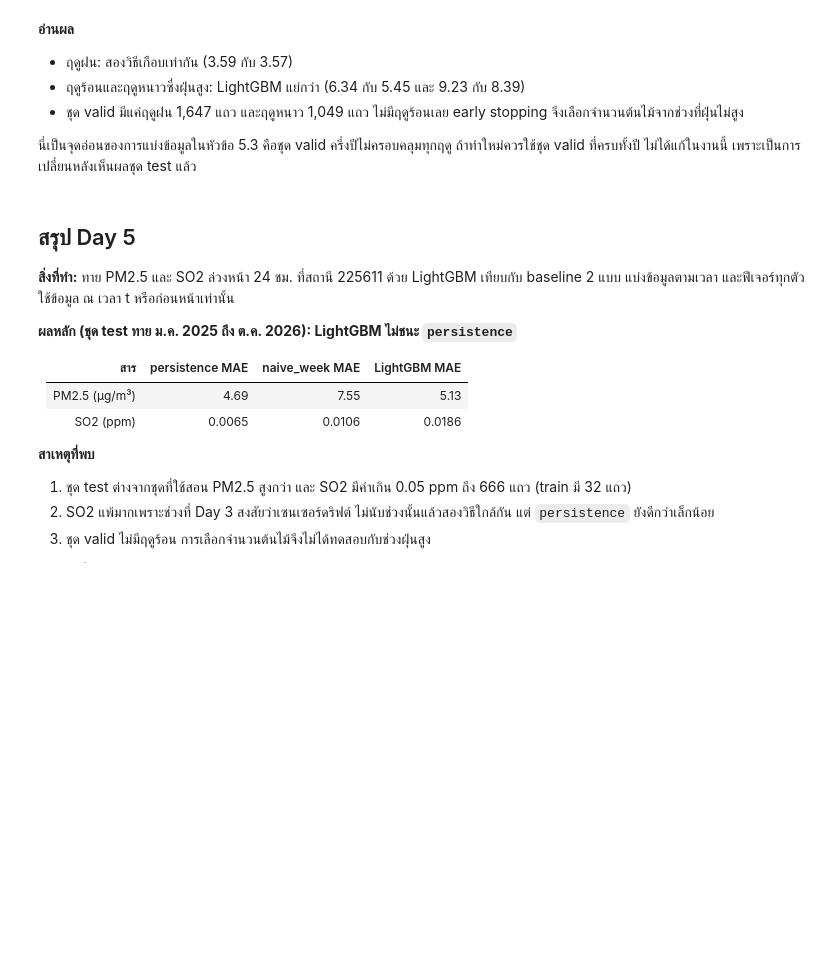
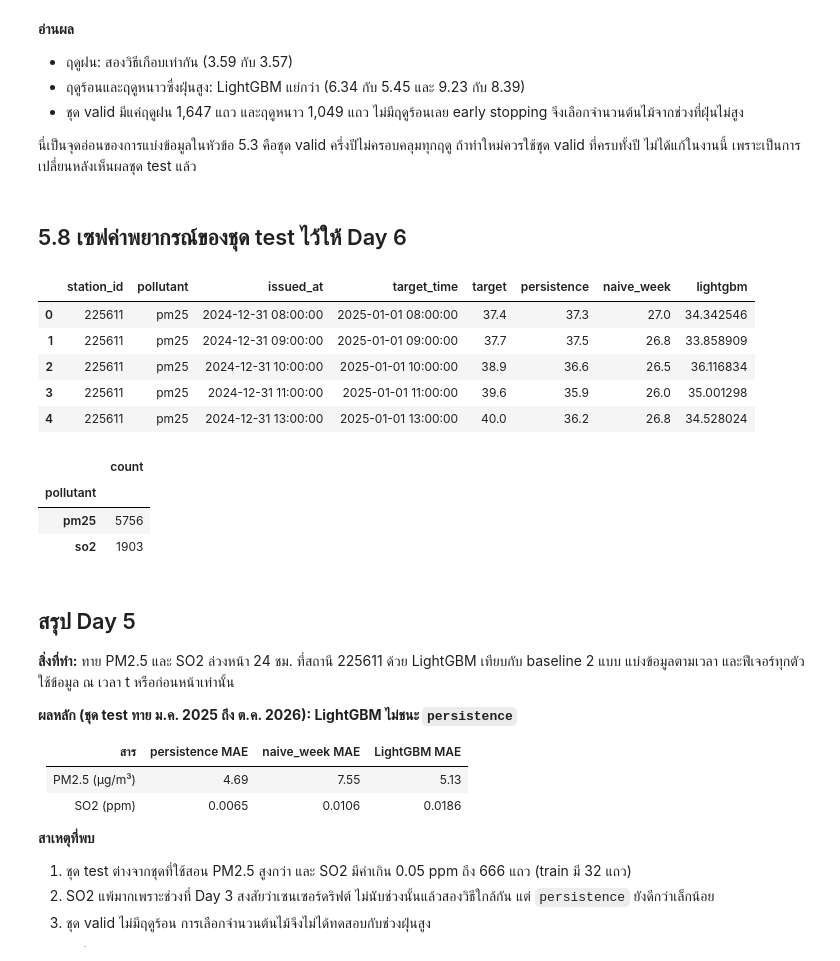
Before and after one commit to Rmnlin/maptaphut-air-quality, a Jupyter notebook: notebooks/05_forecast.ipynb, the cells around one changed output. Drawn from its saved outputs; the diff is of its cells as text; code cells hidden in the pictures; blank space fills up the shorter version.

Commit message:
Day 5: add section 5.8 to save test forecasts
  Save target, persistence, naive_week and LightGBM forecasts of the
  test set to data/processed/forecast_test.csv for Day 6.
  Move the Day 5 summary to the end and re-run all cells in order.

```diff
--- a/notebooks/05_forecast.ipynb
+++ b/notebooks/05_forecast.ipynb
@@ -452,6 +452,41 @@ print('ชุด valid ของ PM2.5 แยกตามฤดู:', valid_seas
 
 นี่เป็นจุดอ่อนของการแบ่งข้อมูลในหัวข้อ 5.3 คือชุด valid ครึ่งปีไม่ครอบคลุมทุกฤดู ถ้าทำใหม่ควรใช้ชุด valid ที่ครบทั้งปี
 ไม่ได้แก้ในงานนี้ เพราะเป็นการเปลี่ยนหลังเห็นผลชุด test แล้ว
+# %% [markdown]
+## 5.8 เซฟค่าพยากรณ์ของชุด test ไว้ให้ Day 6
+# %%
+# 5.8 เซฟค่าพยากรณ์ของชุด test ไว้ให้ Day 6 (06_export.ipynb) ใช้ทำ forecast.csv
+parts = []
+for p in ['pm25', 'so2']:
+    t = tests[p][['target', 'persistence', 'naive_week', 'lightgbm']].copy()
+    t['pollutant'] = p
+    # เวลาที่ออกพยากรณ์ (t) และเวลาที่ถูกทาย (t+24) เป็นเวลาไทย
+    t['issued_at'] = t.index.tz_convert('Asia/Bangkok').tz_localize(None)
+    t['target_time'] = t['issued_at'] + pd.Timedelta(hours=HORIZON)
+    parts.append(t)
+
+forecast = pd.concat(parts, ignore_index=True)
+forecast['station_id'] = STATION
+forecast = forecast[['station_id', 'pollutant', 'issued_at', 'target_time',
+                     'target', 'persistence', 'naive_week', 'lightgbm']]
+
+# จำนวนแถวต้องเท่ากับที่ใช้วัดผลในหัวข้อ 5.6
+assert len(forecast) == len(tests['pm25']) + len(tests['so2'])
+
+display(forecast.head())
+display(forecast['pollutant'].value_counts().to_frame())
+forecast.to_csv('../data/processed/forecast_test.csv', index=False)
+# %% [output]
+|  | station_id | pollutant | issued_at | target_time | target | persistence | naive_week | lightgbm |
+| 0 | 225611 | pm25 | 2024-12-31 08:00:00 | 2025-01-01 08:00:00 | 37.4 | 37.3 | 27.0 | 34.342546 |
+| 1 | 225611 | pm25 | 2024-12-31 09:00:00 | 2025-01-01 09:00:00 | 37.7 | 37.5 | 26.8 | 33.858909 |
+| 2 | 225611 | pm25 | 2024-12-31 10:00:00 | 2025-01-01 10:00:00 | 38.9 | 36.6 | 26.5 | 36.116834 |
+| 3 | 225611 | pm25 | 2024-12-31 11:00:00 | 2025-01-01 11:00:00 | 39.6 | 35.9 | 26.0 | 35.001298 |
+| 4 | 225611 | pm25 | 2024-12-31 13:00:00 | 2025-01-01 13:00:00 | 40.0 | 36.2 | 26.8 | 34.528024 |
+|  | count |
+| pollutant |  |
+| pm25 | 5756 |
+| so2 | 1903 |
 # %% [markdown]
 ## สรุป Day 5
 
```
